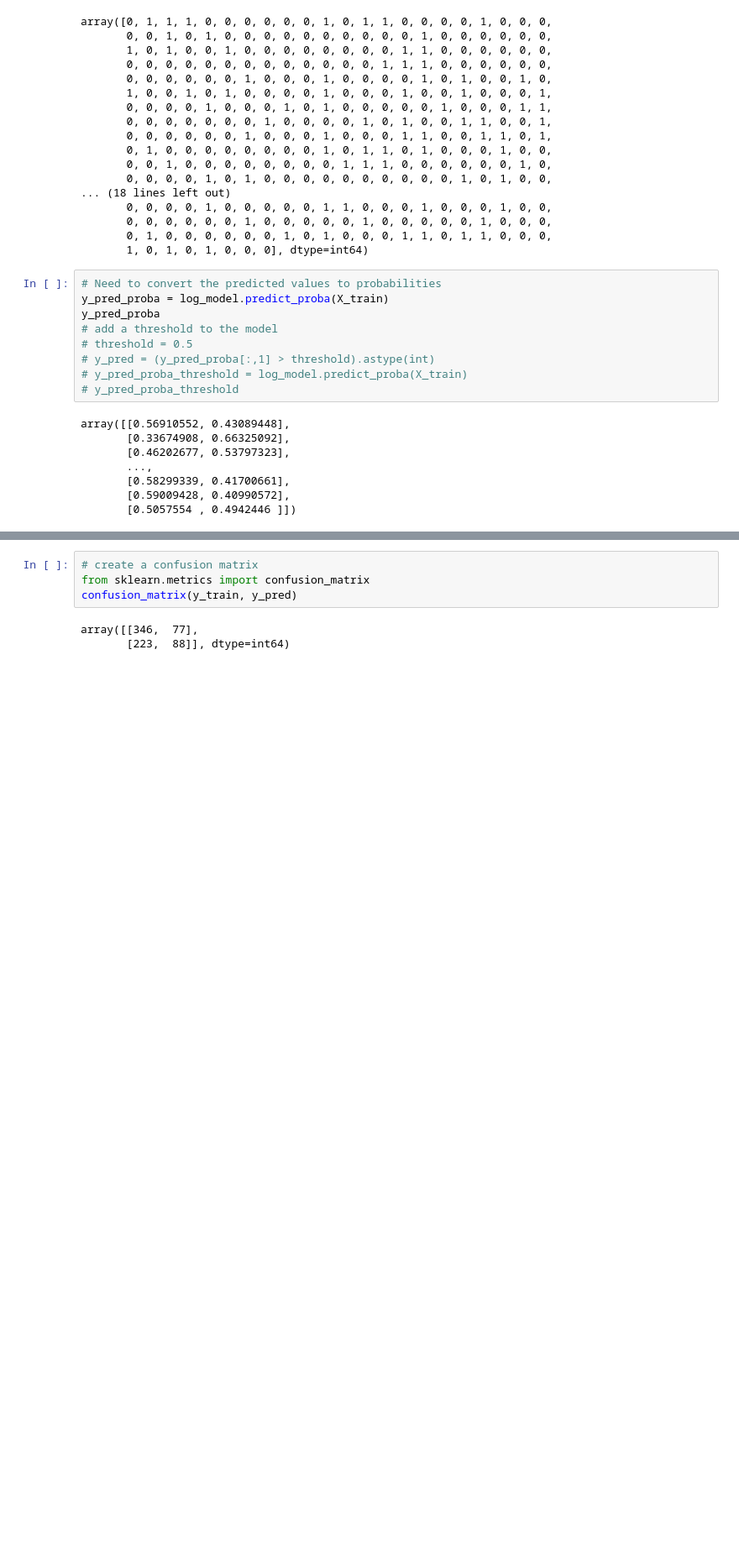
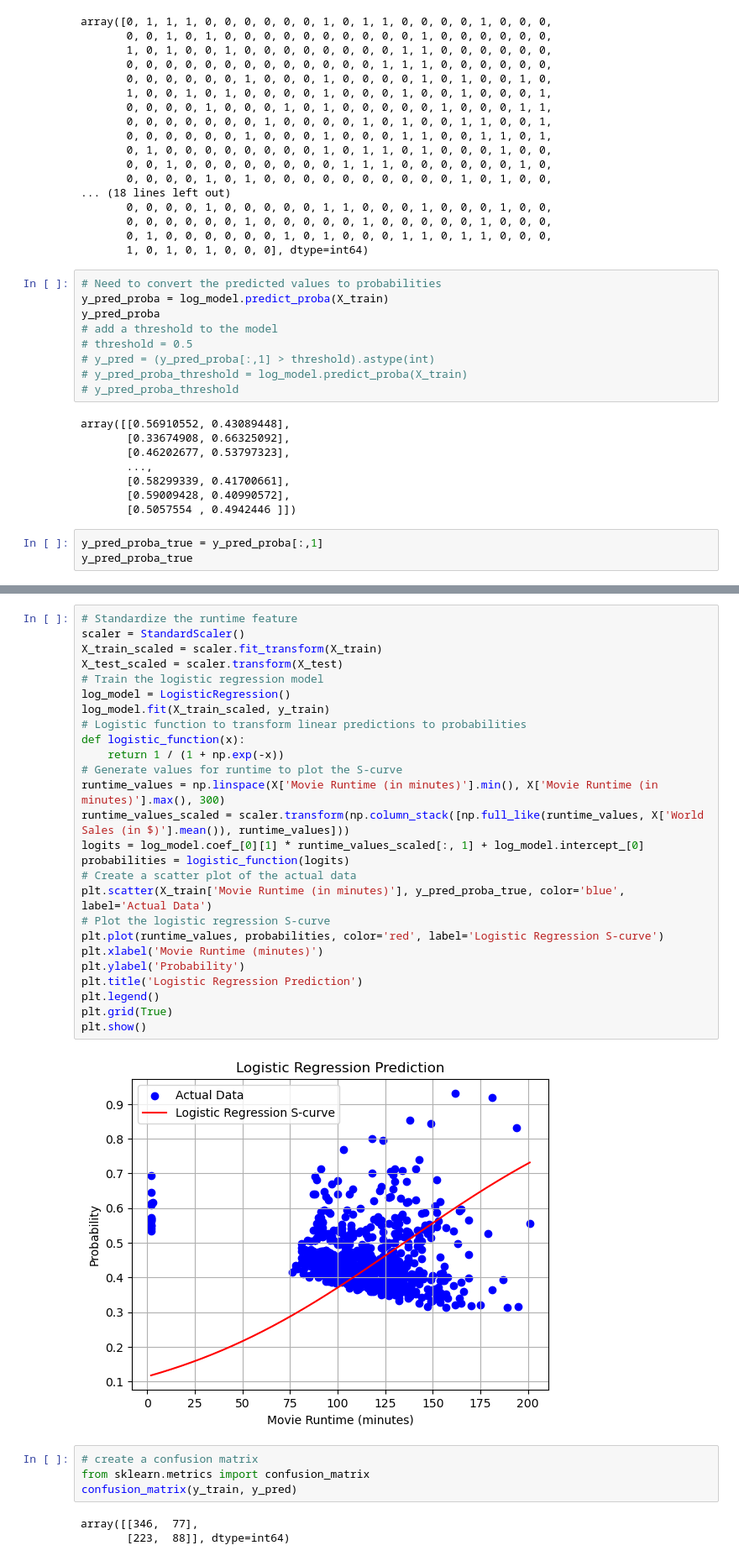
Before and after one commit to bhil246/Practice-Capstone-Case-Study, a Jupyter notebook: scratch/scratch.ipynb, the cells around one changed output, grey strips where cells are left out. Shown: that part at 84% size. Cells and saved outputs as stored; diff of their text form; blank space fills up the shorter version.

```diff
--- a/scratch/scratch.ipynb
+++ b/scratch/scratch.ipynb
@@ -399,3 +401,6 @@ array([[0.56910552, 0.43089448],
        [0.58299339, 0.41700661],
        [0.59009428, 0.40990572],
        [0.5057554 , 0.4942446 ]])
+# %%
+y_pred_proba_true = y_pred_proba[:,1]
+y_pred_proba_true
@@ -402,3 +425,31 @@ array([[0.56910552, 0.43089448],
+# %%
+# Standardize the runtime feature
+scaler = StandardScaler()
+X_train_scaled = scaler.fit_transform(X_train)
+X_test_scaled = scaler.transform(X_test)
+# Train the logistic regression model
+log_model = LogisticRegression()
+log_model.fit(X_train_scaled, y_train)
+# Logistic function to transform linear predictions to probabilities
+def logistic_function(x):
+    return 1 / (1 + np.exp(-x))
+# Generate values for runtime to plot the S-curve
+runtime_values = np.linspace(X['Movie Runtime (in minutes)'].min(), X['Movie Runtime (in minutes)'].max(), 300)
+runtime_values_scaled = scaler.transform(np.column_stack([np.full_like(runtime_values, X['World Sales (in $)'].mean()), runtime_values]))
+logits = log_model.coef_[0][1] * runtime_values_scaled[:, 1] + log_model.intercept_[0]
+probabilities = logistic_function(logits)
+# Create a scatter plot of the actual data
+plt.scatter(X_train['Movie Runtime (in minutes)'], y_pred_proba_true, color='blue', label='Actual Data')
+# Plot the logistic regression S-curve
+plt.plot(runtime_values, probabilities, color='red', label='Logistic Regression S-curve')
+plt.xlabel('Movie Runtime (minutes)')
+plt.ylabel('Probability')
+plt.title('Logistic Regression Prediction')
+plt.legend()
+plt.grid(True)
+plt.show()
+# %% [output]
+[figure, added]
 # %%
 # create a confusion matrix
 from sklearn.metrics import confusion_matrix
```
Also changed, not shown: parts of 6 cells of this notebook, 1 other file.
